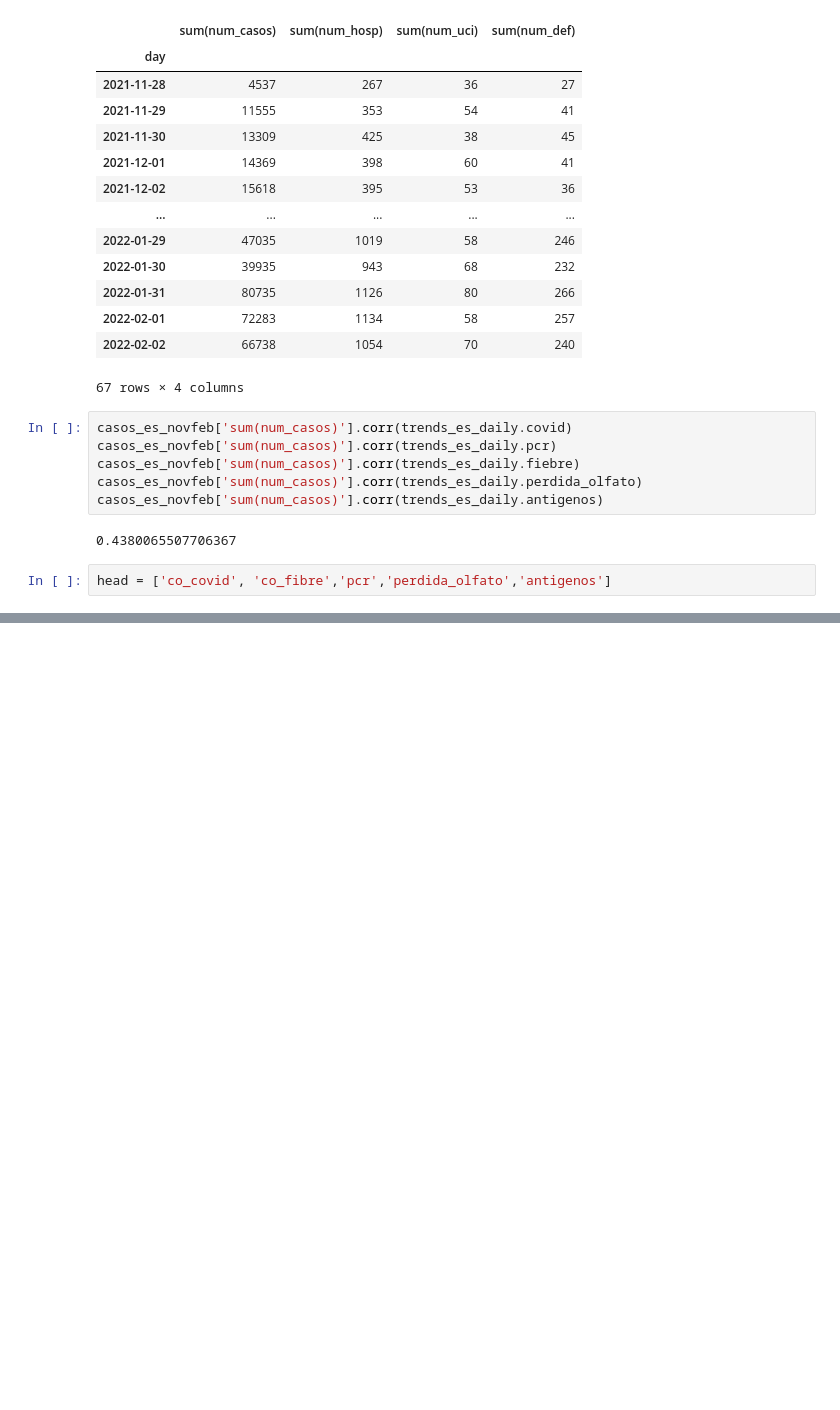
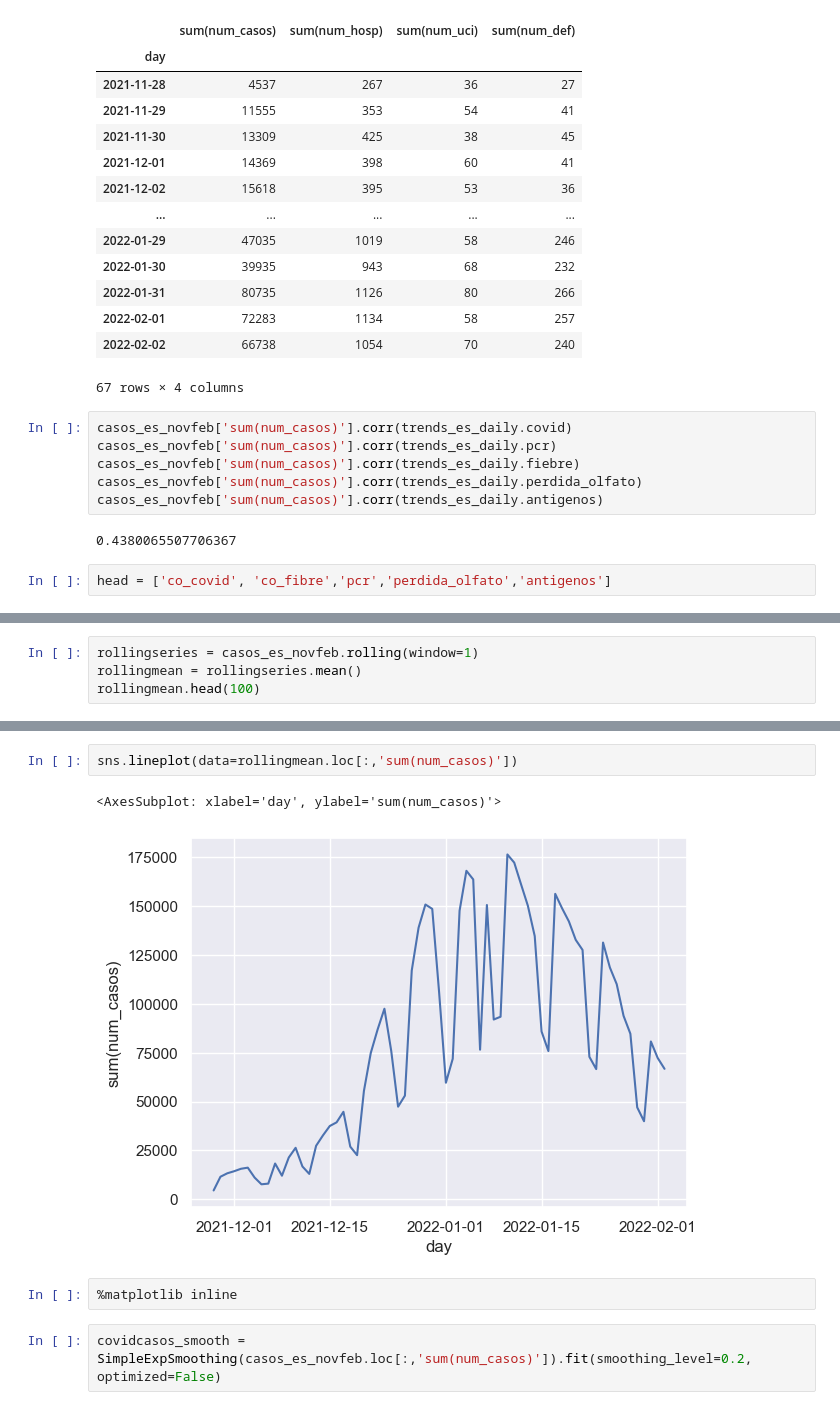
Before and after one commit to ericguti/aene_data_warehouse, a Jupyter notebook: notebooks/EntrenandoML.ipynb, the cells around one changed output, grey strips where cells are left out. Drawn from its saved outputs; the diff is of its cells as text; blank space fills up the shorter version.

```diff
--- a/notebooks/EntrenandoML.ipynb
+++ b/notebooks/EntrenandoML.ipynb
@@ -262,0 +379,4 @@ plt.show()
+# %%
+rollingseries = casos_es_novfeb.rolling(window=1)
+rollingmean = rollingseries.mean()
+rollingmean.head(100)
@@ -262,0 +398,9 @@ plt.show()
+# %%
+sns.lineplot(data=rollingmean.loc[:,'sum(num_casos)'])
+# %% [output]
+<AxesSubplot: xlabel='day', ylabel='sum(num_casos)'>
+[figure, added]
+# %%
+%matplotlib inline
+# %%
+covidcasos_smooth = SimpleExpSmoothing(casos_es_novfeb.loc[:,'sum(num_casos)']).fit(smoothing_level=0.2, optimized=False)
```
Also changed, not shown: parts of 77 cells of this notebook.
